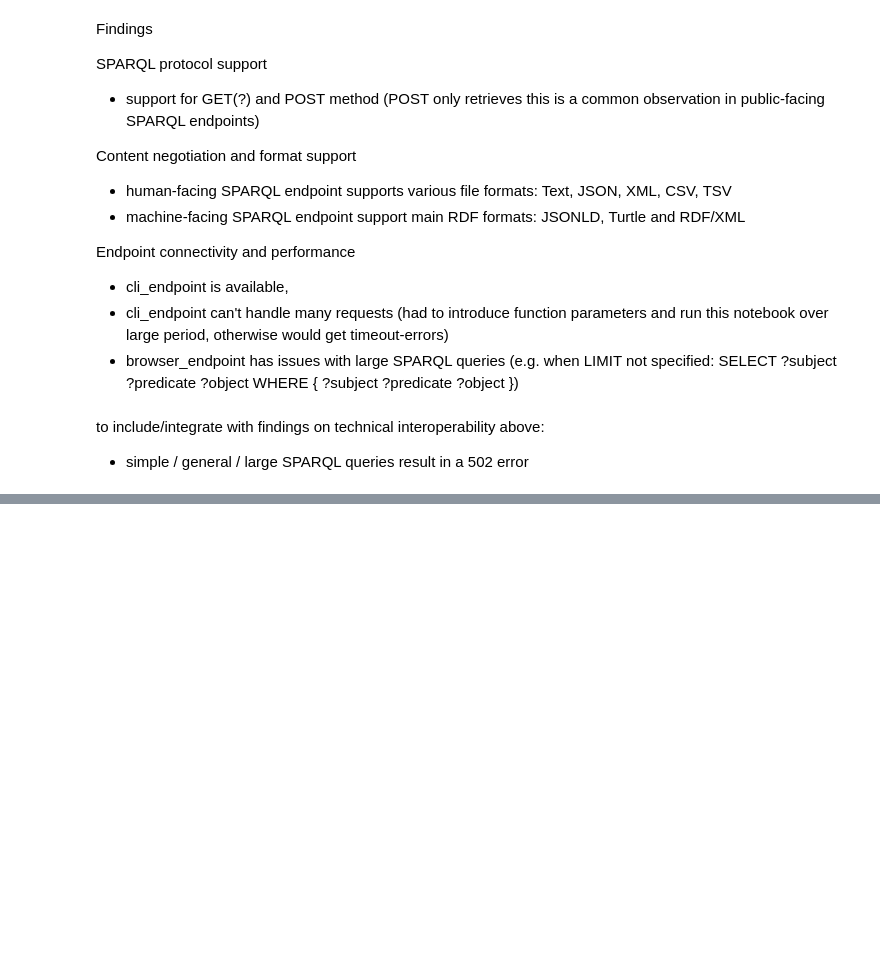
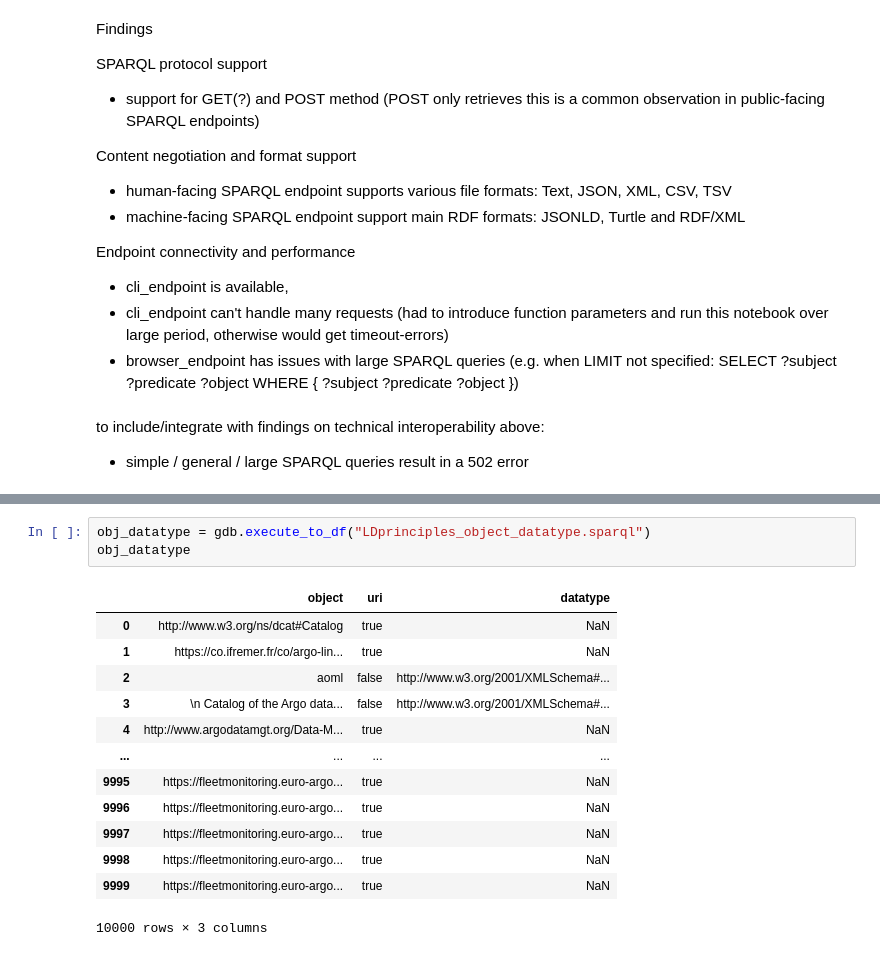
Before and after one commit to vliz-be-opsci/george-analysis, a Jupyter notebook: notebooks/interop_euroargo_sparqlendpoint.ipynb, the cells around one changed output, grey strips where cells are left out. Drawn from its saved outputs; the diff is of its cells as text; blank space fills up the shorter version.

Commit message:
Update interop analysis of SPARQLendpoints

```diff
--- a/notebooks/interop_euroargo_sparqlendpoint.ipynb
+++ b/notebooks/interop_euroargo_sparqlendpoint.ipynb
@@ -560,0 +562,17 @@ to include / integrate with findings on semantics interoperability above:
+# %%
+obj_datatype = gdb.execute_to_df("LDprinciples_object_datatype.sparql")
+obj_datatype
+# %% [output]
+|  | object | uri | datatype |
+| 0 | http://www.w3.org/ns/dcat#Catalog | true | NaN |
+| 1 | https://co.ifremer.fr/co/argo-lin... | true | NaN |
+| 2 | aoml | false | http://www.w3.org/2001/XMLSchema#... |
+| 3 | \n Catalog of the Argo data... | false | http://www.w3.org/2001/XMLSchema#... |
+| 4 | http://www.argodatamgt.org/Data-M... | true | NaN |
+| ... | ... | ... | ... |
+| 9995 | https://fleetmonitoring.euro-argo... | true | NaN |
+| 9996 | https://fleetmonitoring.euro-argo... | true | NaN |
+| 9997 | https://fleetmonitoring.euro-argo... | true | NaN |
+| 9998 | https://fleetmonitoring.euro-argo... | true | NaN |
+| 9999 | https://fleetmonitoring.euro-argo... | true | NaN |
+10000 rows × 3 columns
```
Also changed, not shown: parts of 44 cells of this notebook, 9 other files.
